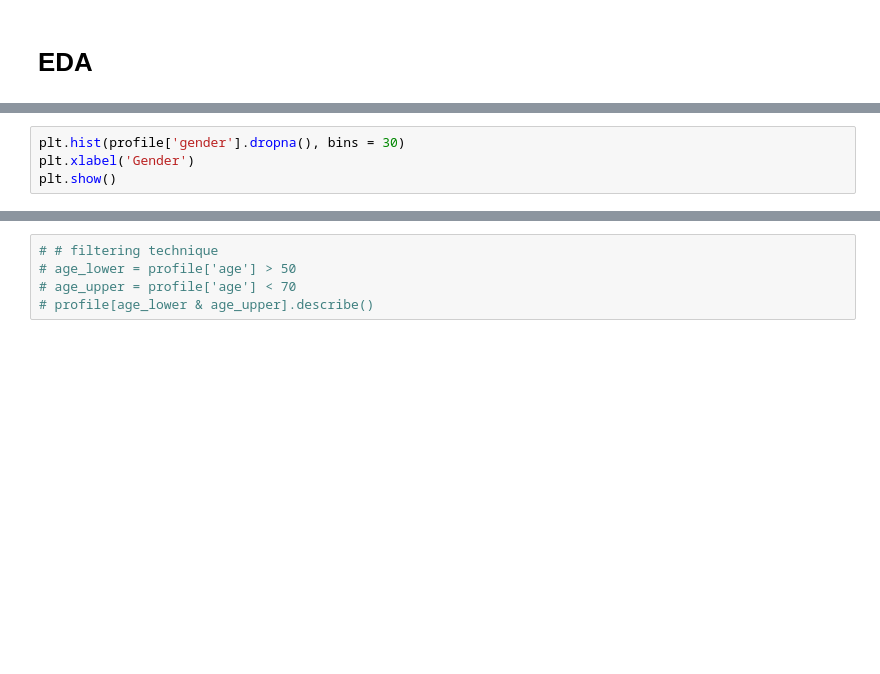
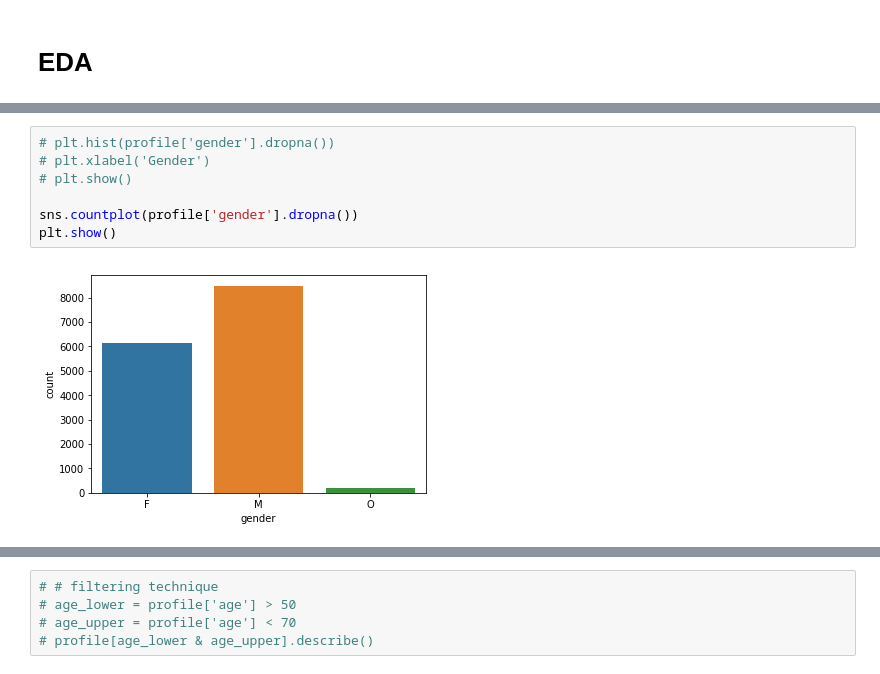
Before and after one commit to tmargary/Starbucks_Capstone, a Jupyter notebook: Starbucks_Capstone_notebook.ipynb, the cells around one changed output, grey strips where cells are left out. Drawn from its saved outputs; the diff is of its cells as text; blank space fills up the shorter version.

```diff
--- a/Starbucks_Capstone_notebook.ipynb
+++ b/Starbucks_Capstone_notebook.ipynb
@@ -134,4 +163,9 @@ profile.isnull().sum() / profile.shape[0]
 # %%
-plt.hist(profile['gender'].dropna(), bins = 30)
-plt.xlabel('Gender')
+# plt.hist(profile['gender'].dropna())
+# plt.xlabel('Gender')
+# plt.show()
+
+sns.countplot(profile['gender'].dropna())
 plt.show()
+# %% [output]
+[figure, added]
```
Also changed, not shown: parts of 15 cells of this notebook.
